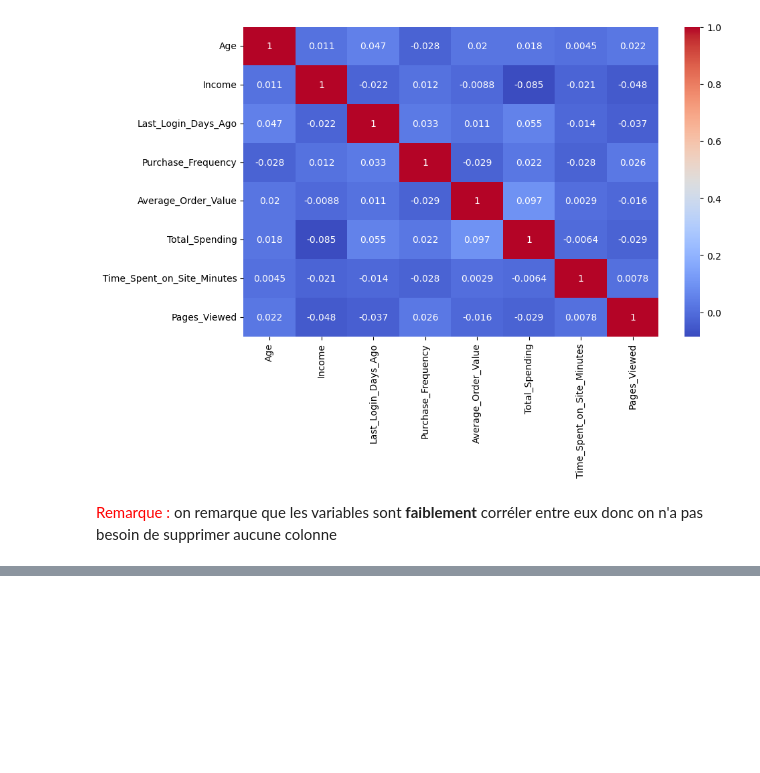
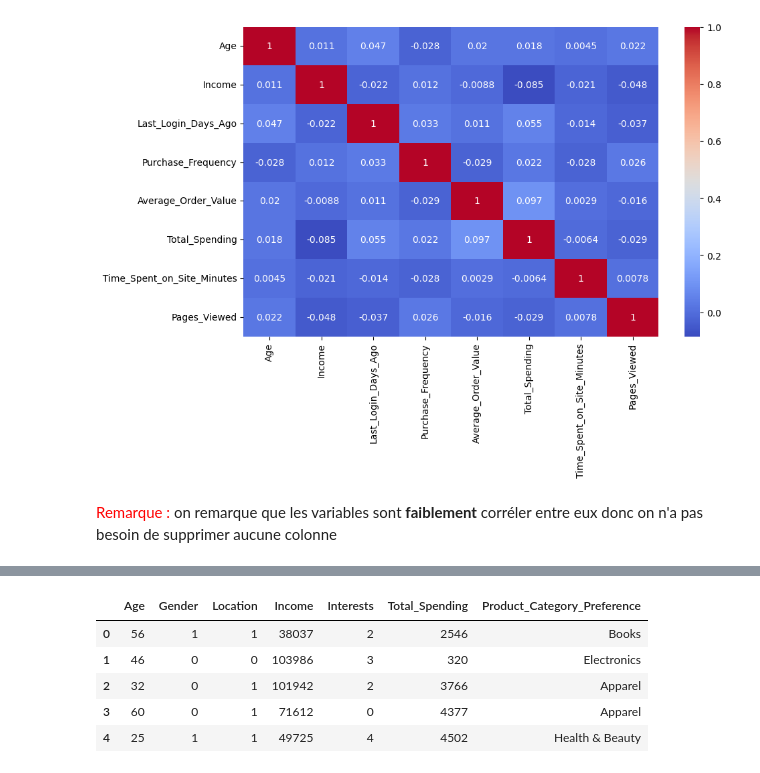
Before and after one commit to asmaembr/Classification_product_category, a Jupyter notebook: ProductCategoryPredictionV3.ipynb, the cells around one changed output, grey strips where cells are left out. Saved outputs shown, nothing was run; the diff lists cells and outputs as text; code cells hidden in the pictures; blank space fills up the shorter version.

```diff
--- a/ProductCategoryPredictionV3.ipynb
+++ b/ProductCategoryPredictionV3.ipynb
@@ -101,0 +188,17 @@ on remarque que les variables sont  **faiblement** corréler entre eux donc on n
+# %%
+data_label_encoded = data.copy()
+# %%
+Genderencodage = LabelEncoder()
+data_label_encoded['Gender']=Genderencodage.fit_transform(data_label_encoded['Gender'])
+Locationencodage = LabelEncoder()
+data_label_encoded['Location']=Locationencodage.fit_transform(data_label_encoded['Location'])
+Interestsencodage = LabelEncoder()
+data_label_encoded['Interests']=Interestsencodage.fit_transform(data_label_encoded['Interests'])
+data_label_encoded.head()
+# %% [output]
+|  | Age | Gender | Location | Income | Interests | Total_Spending | Product_Category_Preference |
+| 0 | 56 | 1 | 1 | 38037 | 2 | 2546 | Books |
+| 1 | 46 | 0 | 0 | 103986 | 3 | 320 | Electronics |
+| 2 | 32 | 0 | 1 | 101942 | 2 | 3766 | Apparel |
+| 3 | 60 | 0 | 1 | 71612 | 0 | 4377 | Apparel |
+| 4 | 25 | 1 | 1 | 49725 | 4 | 4502 | Health & Beauty |
```
Also changed, not shown: parts of 25 cells of this notebook, 2 other files.
